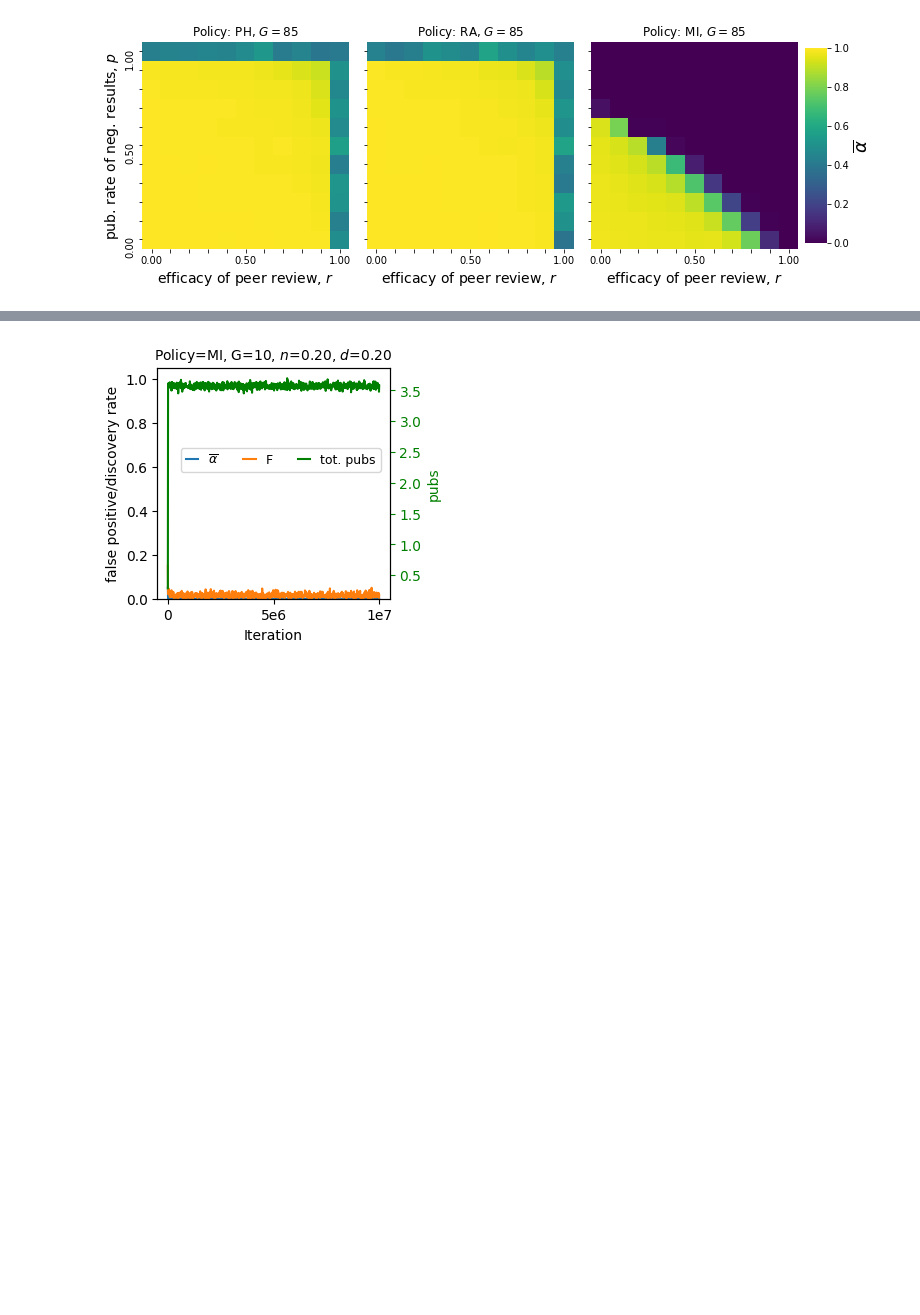
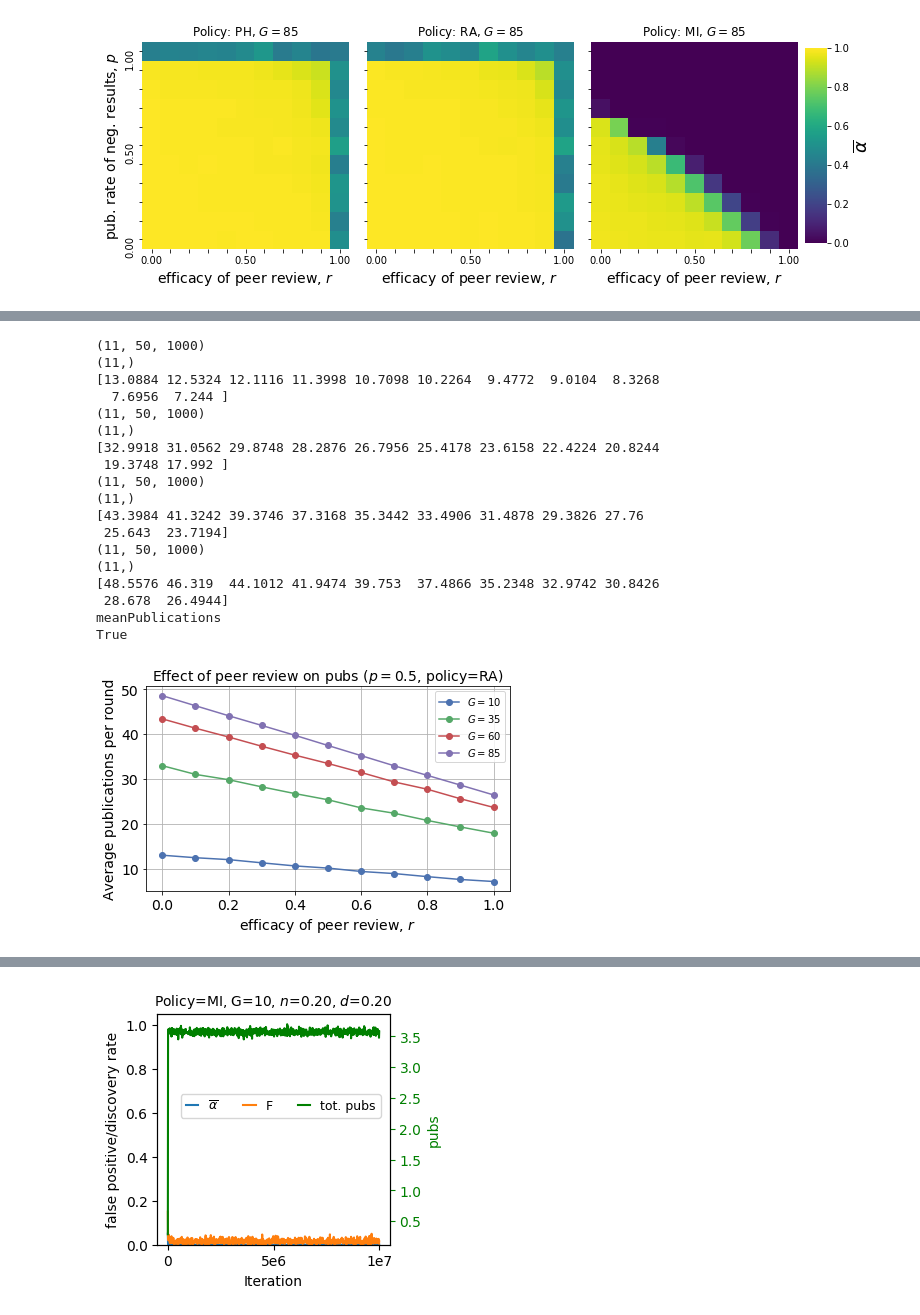
Before and after one commit to mt-digital/badscience-solutions, a Jupyter notebook: Publication figures.ipynb, the cells around one changed output, grey strips where cells are left out. Drawn from its saved outputs; the diff is of its cells as text; code cells hidden in the pictures; blank space fills up the shorter version.

```diff
--- a/Publication figures.ipynb
+++ b/Publication figures.ipynb
@@ -52,0 +91,31 @@ figsize=(10, 6))
+# %%
+from vis import measure_vs_pubparams
+measure_vs_pubparams(ed, param='FPDR', policy='RANDOM',
+                     measure='meanPublications', other_val='0.50')
+plt.xlabel('')
+plt.xticks(range(0, 11, 2), ['0.0', '0.2', '0.4', '0.6', '0.8', '1.0'])
+plt.xlabel(r'efficacy of peer review, $r$', size=14)
+plt.legend()
+plt.ylabel('Average publications per round', size=14)
+plt.title(r'Effect of peer review on pubs ($p=0.5$, policy=RA)', size=14)
+plt.savefig('/Users/mt/Desktop/pubs_v_peer-rev-eff-RA.pdf')
+# %% [output]
+(11, 50, 1000)
+(11,)
+[13.0884 12.5324 12.1116 11.3998 10.7098 10.2264  9.4772  9.0104  8.3268
+  7.6956  7.244 ]
+(11, 50, 1000)
+(11,)
+[32.9918 31.0562 29.8748 28.2876 26.7956 25.4178 23.6158 22.4224 20.8244
+ 19.3748 17.992 ]
+(11, 50, 1000)
+(11,)
+[43.3984 41.3242 39.3746 37.3168 35.3442 33.4906 31.4878 29.3826 27.76
+ 25.643  23.7194]
+(11, 50, 1000)
+(11,)
+[48.5576 46.319  44.1012 41.9474 39.753  37.4866 35.2348 32.9742 30.8426
+ 28.678  26.4944]
+meanPublications
+True
+[figure, added]
```
Also changed, not shown: parts of 9 cells of this notebook, 3 other files.
